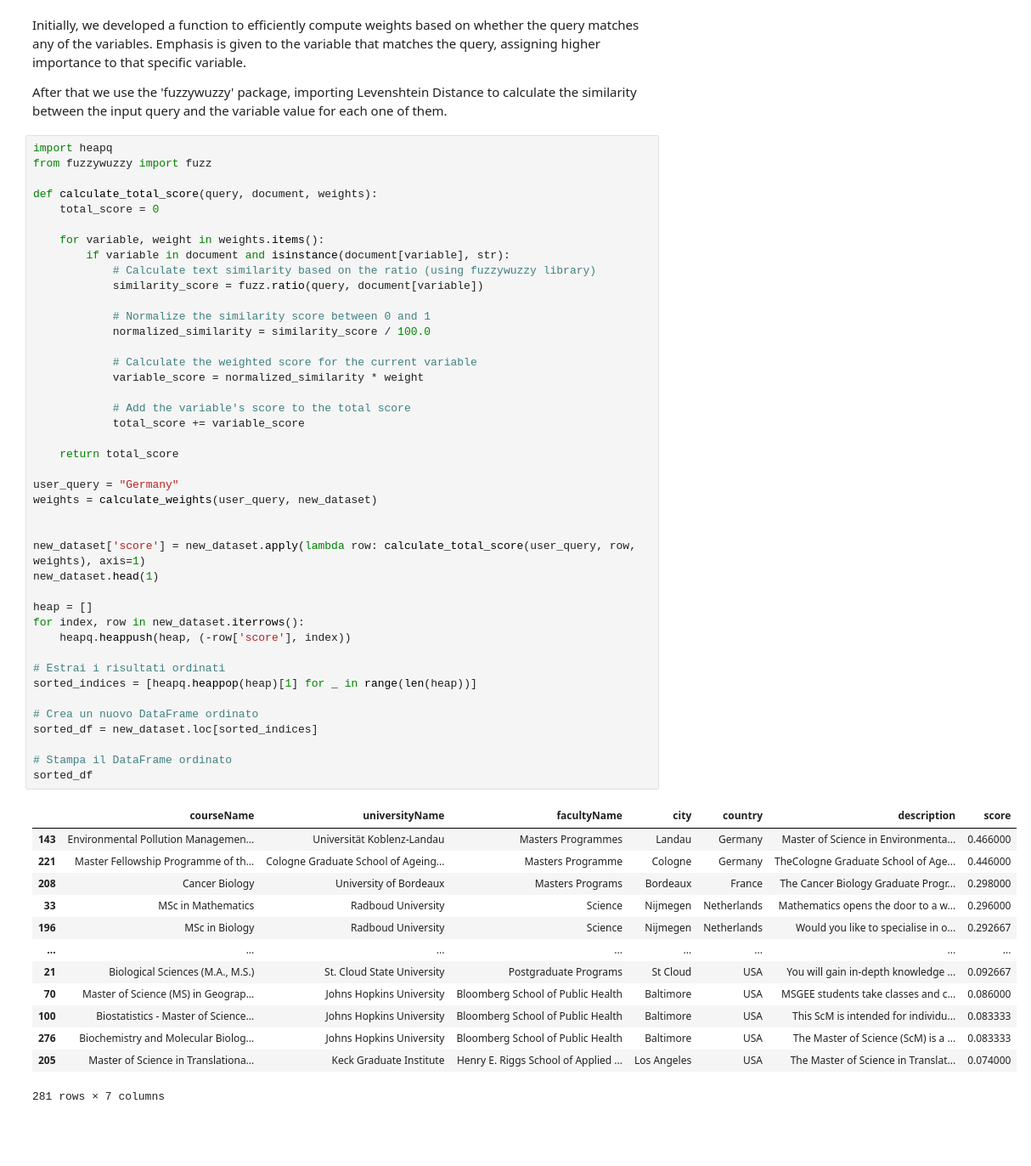
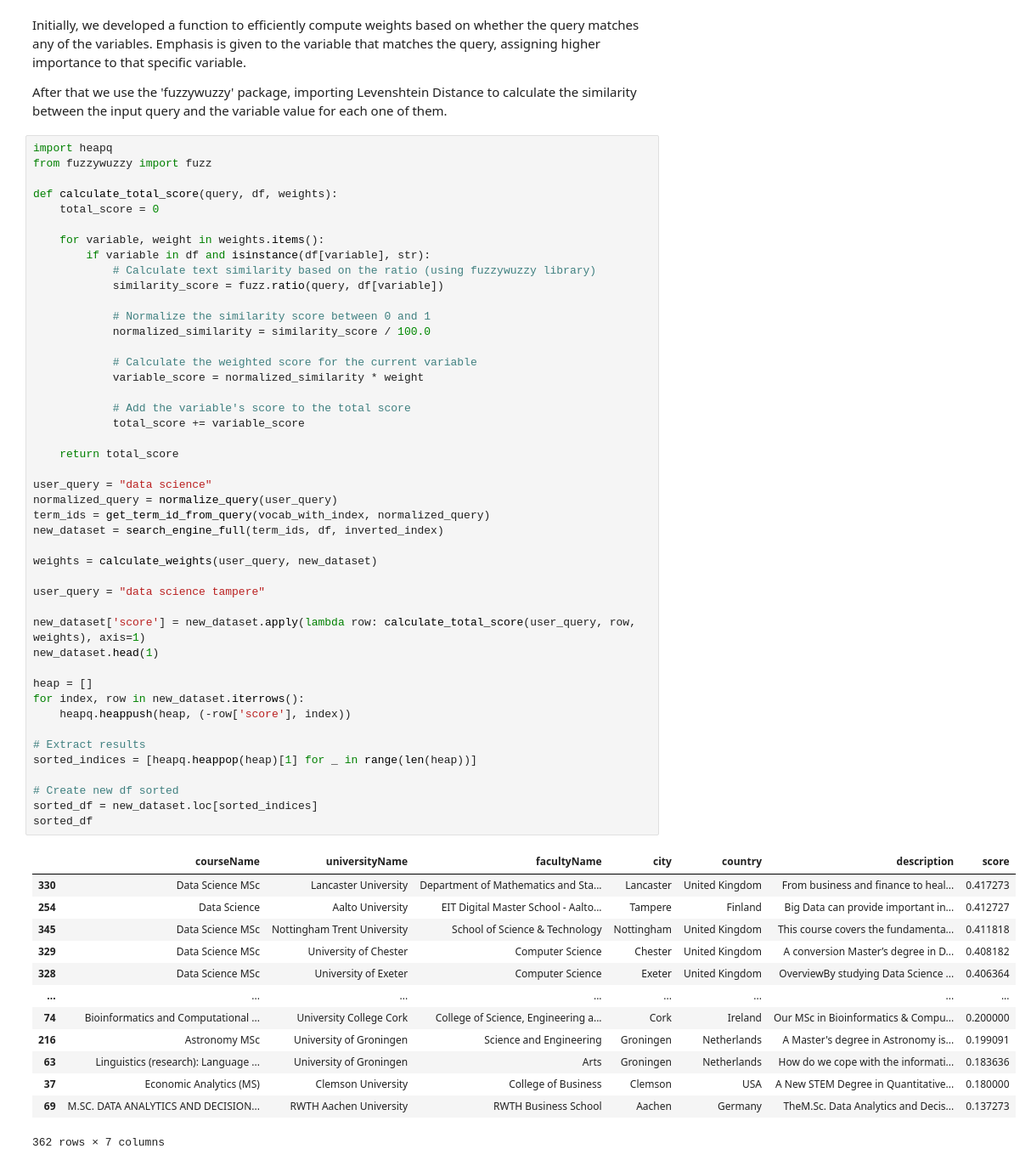
Before and after one commit to saifali03/Master-s-Degrees-from-all-over-, a Jupyter notebook: ADM_HW3.ipynb, the cells around one changed output. Shown at 85% size. Saved outputs shown, nothing was run; the diff lists cells and outputs as text; blank space fills up the shorter version.

```diff
--- a/ADM_HW3.ipynb
+++ b/ADM_HW3.ipynb
@@ -350,55 +350,58 @@ After that we use the 'fuzzywuzzy' package, importing Levenshtein Distance to ca
 import heapq
 from fuzzywuzzy import fuzz
 
-def calculate_total_score(query, document, weights):
+def calculate_total_score(query, df, weights):
     total_score = 0
 
     for variable, weight in weights.items():
-        if variable in document and isinstance(document[variable], str):
+        if variable in df and isinstance(df[variable], str):
             # Calculate text similarity based on the ratio (using fuzzywuzzy library)
-            similarity_score = fuzz.ratio(query, document[variable])
+            similarity_score = fuzz.ratio(query, df[variable])
 
             # Normalize the similarity score between 0 and 1
             normalized_similarity = similarity_score / 100.0
 
             # Calculate the weighted score for the current variable
             variable_score = normalized_similarity * weight
 
             # Add the variable's score to the total score
             total_score += variable_score
 
     return total_score
 
-user_query = "Germany"
+user_query = "data science"
+normalized_query = normalize_query(user_query)
+term_ids = get_term_id_from_query(vocab_with_index, normalized_query)
+new_dataset = search_engine_full(term_ids, df, inverted_index)
+
 weights = calculate_weights(user_query, new_dataset)
 
+user_query = "data science tampere"
 
 new_dataset['score'] = new_dataset.apply(lambda row: calculate_total_score(user_query, row, weights), axis=1)
 new_dataset.head(1)
 
 heap = []
 for index, row in new_dataset.iterrows():
     heapq.heappush(heap, (-row['score'], index))
 
-# Estrai i risultati ordinati
+# Extract results
 sorted_indices = [heapq.heappop(heap)[1] for _ in range(len(heap))]
 
-# Crea un nuovo DataFrame ordinato
+# Create new df sorted
 sorted_df = new_dataset.loc[sorted_indices]
-
-# Stampa il DataFrame ordinato
 sorted_df
 # %% [output]
 |  | courseName | universityName | facultyName | city | country | description | score |
-| 143 | Environmental Pollution Managemen... | Universität Koblenz-Landau | Masters Programmes | Landau | Germany | Master of Science in Environmenta... | 0.466000 |
-| 221 | Master Fellowship Programme of th... | Cologne Graduate School of Ageing... | Masters Programme | Cologne | Germany | TheCologne Graduate School of Age... | 0.446000 |
-| 208 | Cancer Biology | University of Bordeaux | Masters Programs | Bordeaux | France | The Cancer Biology Graduate Progr... | 0.298000 |
-| 33 | MSc in Mathematics | Radboud University | Science | Nijmegen | Netherlands | Mathematics opens the door to a w... | 0.296000 |
-| 196 | MSc in Biology | Radboud University | Science | Nijmegen | Netherlands | Would you like to specialise in o... | 0.292667 |
+| 330 | Data Science MSc | Lancaster University | Department of Mathematics and Sta... | Lancaster | United Kingdom | From business and finance to heal... | 0.417273 |
+| 254 | Data Science | Aalto University | EIT Digital Master School - Aalto... | Tampere | Finland | Big Data can provide important in... | 0.412727 |
+| 345 | Data Science MSc | Nottingham Trent University | School of Science & Technology | Nottingham | United Kingdom | This course covers the fundamenta... | 0.411818 |
+| 329 | Data Science MSc | University of Chester | Computer Science | Chester | United Kingdom | A conversion Master’s degree in D... | 0.408182 |
+| 328 | Data Science MSc | University of Exeter | Computer Science | Exeter | United Kingdom | OverviewBy studying Data Science ... | 0.406364 |
 | ... | ... | ... | ... | ... | ... | ... | ... |
-| 21 | Biological Sciences (M.A., M.S.) | St. Cloud State University | Postgraduate Programs | St Cloud | USA | You will gain in-depth knowledge ... | 0.092667 |
-| 70 | Master of Science (MS) in Geograp... | Johns Hopkins University | Bloomberg School of Public Health | Baltimore | USA | MSGEE students take classes and c... | 0.086000 |
-| 100 | Biostatistics - Master of Science... | Johns Hopkins University | Bloomberg School of Public Health | Baltimore | USA | This ScM is intended for individu... | 0.083333 |
-| 276 | Biochemistry and Molecular Biolog... | Johns Hopkins University | Bloomberg School of Public Health | Baltimore | USA | The Master of Science (ScM) is a ... | 0.083333 |
-| 205 | Master of Science in Translationa... | Keck Graduate Institute | Henry E. Riggs School of Applied ... | Los Angeles | USA | The Master of Science in Translat... | 0.074000 |
+| 74 | Bioinformatics and Computational ... | University College Cork | College of Science, Engineering a... | Cork | Ireland | Our MSc in Bioinformatics & Compu... | 0.200000 |
+| 216 | Astronomy MSc | University of Groningen | Science and Engineering | Groningen | Netherlands | A Master's degree in Astronomy is... | 0.199091 |
+| 63 | Linguistics (research): Language ... | University of Groningen | Arts | Groningen | Netherlands | How do we cope with the informati... | 0.183636 |
+| 37 | Economic Analytics (MS) | Clemson University | College of Business | Clemson | USA | A New STEM Degree in Quantitative... | 0.180000 |
+| 69 | M.SC. DATA ANALYTICS AND DECISION... | RWTH Aachen University | RWTH Business School | Aachen | Germany | TheM.Sc. Data Analytics and Decis... | 0.137273 |
-281 rows × 7 columns
+362 rows × 7 columns
```
Also changed, not shown: 1 other file.
